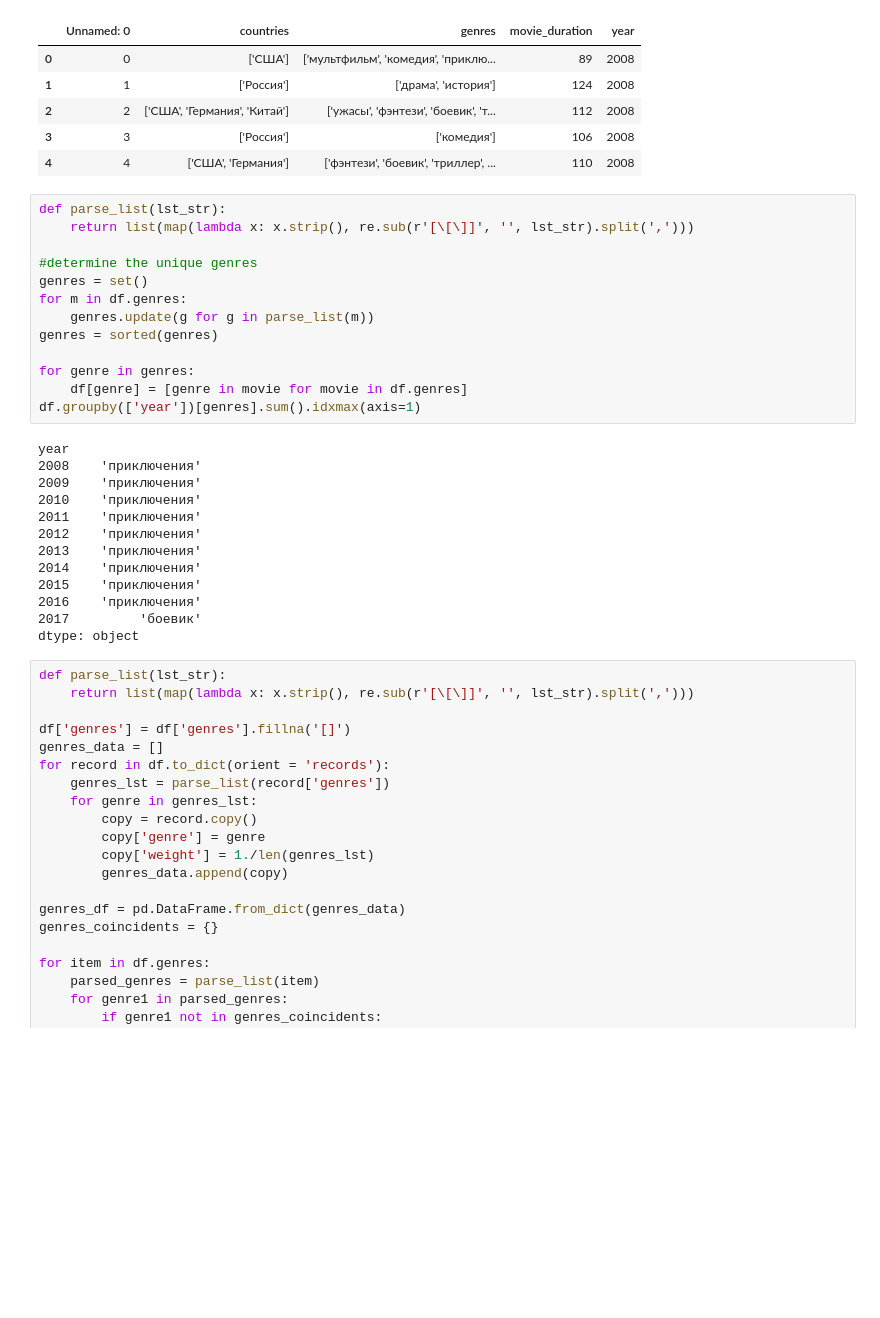
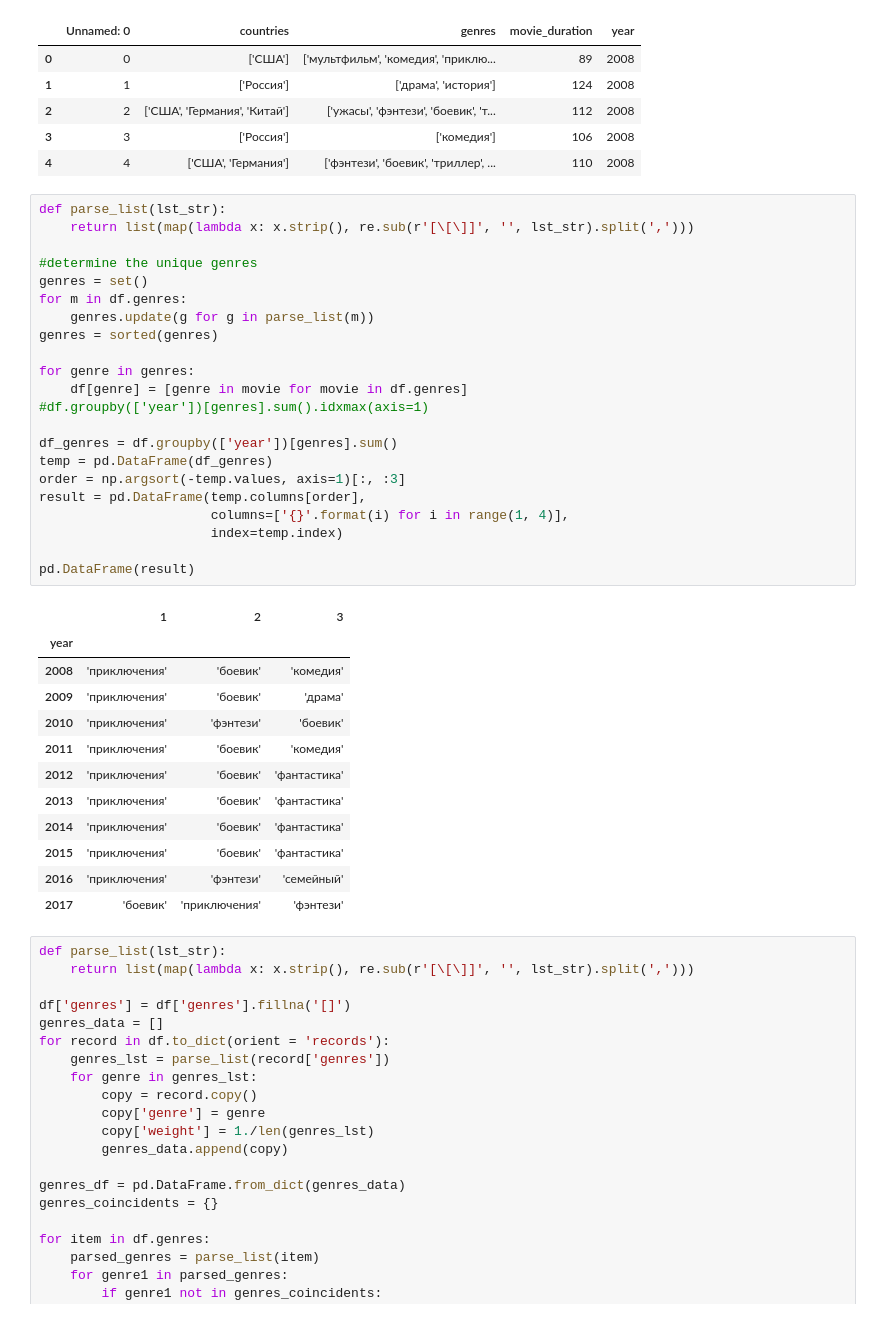
Before and after one commit to andrei-sanich/top20_analyse_Russia_box_office, a Jupyter notebook: top-20_analyse_Russia_box_office.ipynb, the cells around one changed output. Drawn from its saved outputs; the diff is of its cells as text; blank space fills up the shorter version.

```diff
--- a/top-20_analyse_Russia_box_office.ipynb
+++ b/top-20_analyse_Russia_box_office.ipynb
@@ -27,29 +27,38 @@ df.head()
 # %%
 def parse_list(lst_str):
     return list(map(lambda x: x.strip(), re.sub(r'[\[\]]', '', lst_str).split(',')))
 
 #determine the unique genres
 genres = set()
 for m in df.genres:
     genres.update(g for g in parse_list(m))
 genres = sorted(genres)
 
 for genre in genres:
     df[genre] = [genre in movie for movie in df.genres]
-df.groupby(['year'])[genres].sum().idxmax(axis=1)
+#df.groupby(['year'])[genres].sum().idxmax(axis=1)
+
+df_genres = df.groupby(['year'])[genres].sum()
+temp = pd.DataFrame(df_genres)
+order = np.argsort(-temp.values, axis=1)[:, :3]
+result = pd.DataFrame(temp.columns[order],
+                      columns=['{}'.format(i) for i in range(1, 4)],
+                      index=temp.index)
+
+pd.DataFrame(result)
 # %% [output]
-year
-2008    'приключения'
-2009    'приключения'
-2010    'приключения'
-2011    'приключения'
-2012    'приключения'
-2013    'приключения'
-2014    'приключения'
-2015    'приключения'
-2016    'приключения'
-2017         'боевик'
-dtype: object
+|  | 1 | 2 | 3 |
+| year |  |  |  |
+| 2008 | 'приключения' | 'боевик' | 'комедия' |
+| 2009 | 'приключения' | 'боевик' | 'драма' |
+| 2010 | 'приключения' | 'фэнтези' | 'боевик' |
+| 2011 | 'приключения' | 'боевик' | 'комедия' |
+| 2012 | 'приключения' | 'боевик' | 'фантастика' |
+| 2013 | 'приключения' | 'боевик' | 'фантастика' |
+| 2014 | 'приключения' | 'боевик' | 'фантастика' |
+| 2015 | 'приключения' | 'боевик' | 'фантастика' |
+| 2016 | 'приключения' | 'фэнтези' | 'семейный' |
+| 2017 | 'боевик' | 'приключения' | 'фэнтези' |
 # %%
 def parse_list(lst_str):
     return list(map(lambda x: x.strip(), re.sub(r'[\[\]]', '', lst_str).split(',')))
```
Also changed, not shown: parts of 2 cells of this notebook.
